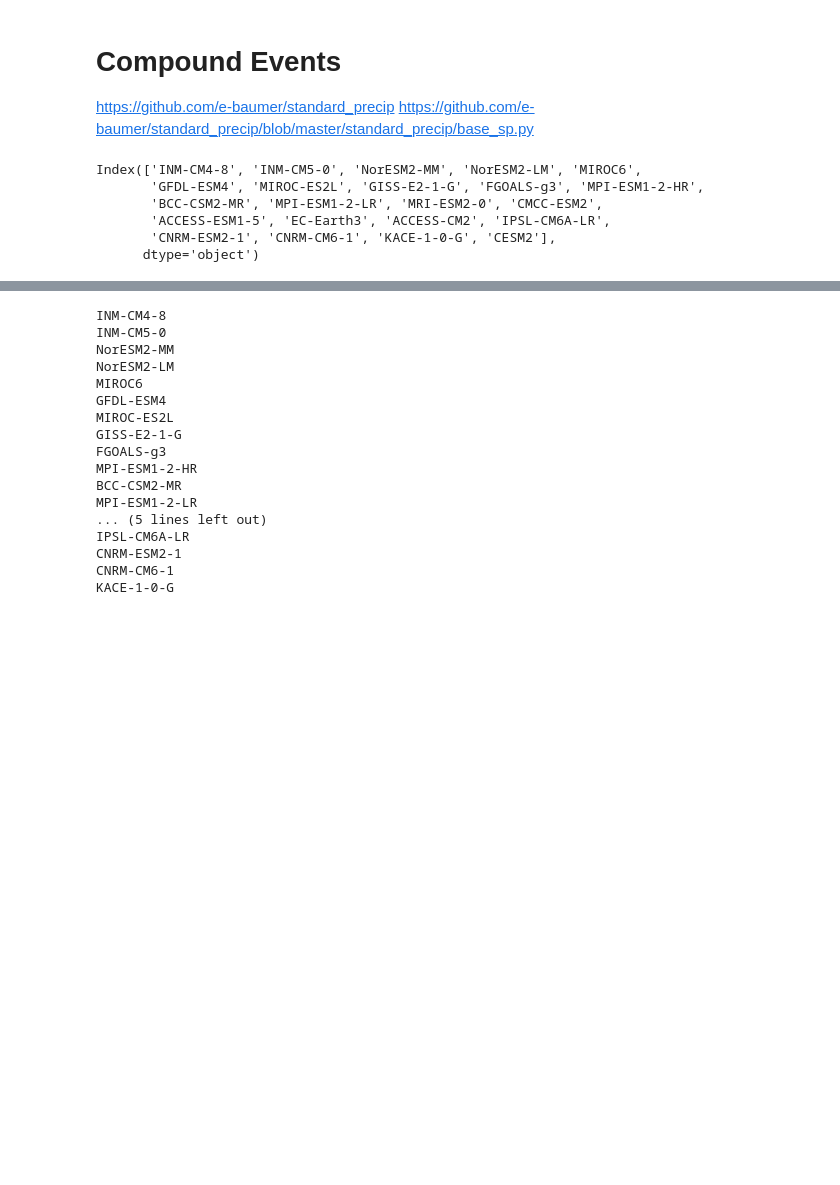
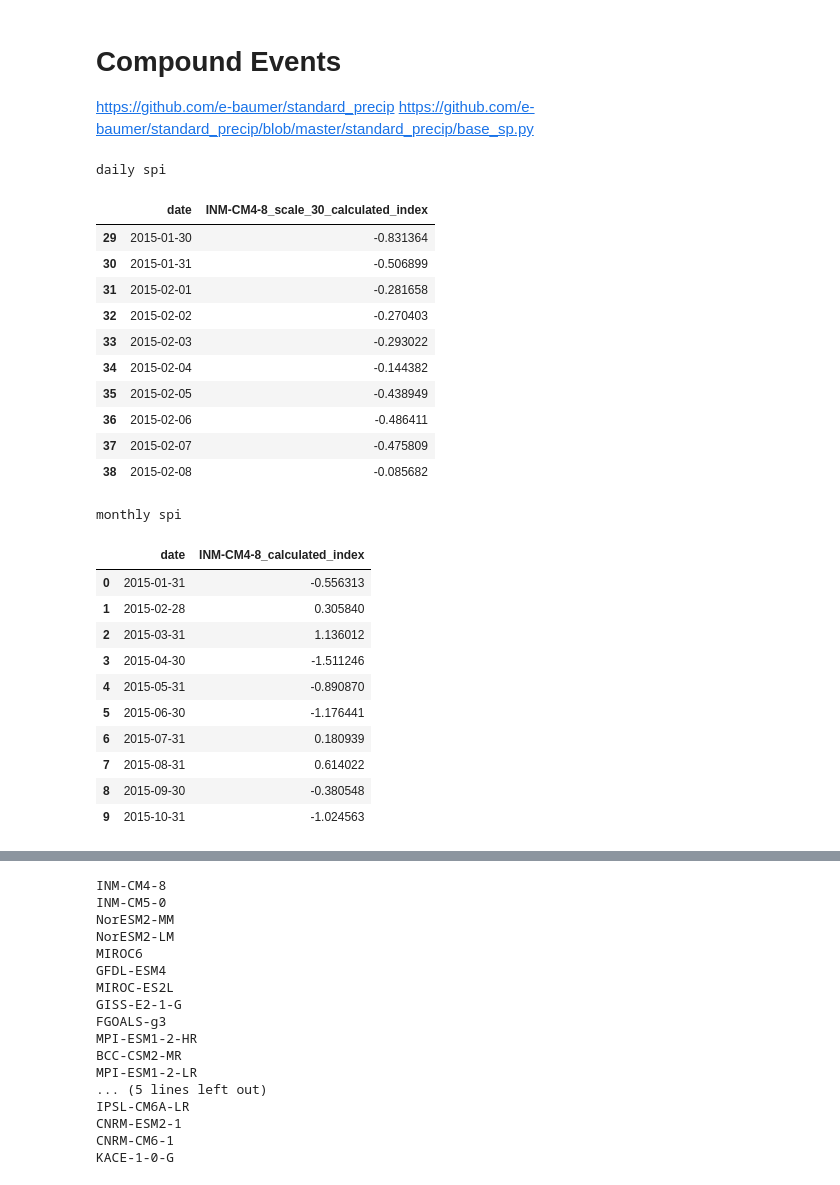
Before and after one commit to eugpoon/casi, a Jupyter notebook: v2/compound.ipynb, the cells around one changed output, grey strips where cells are left out. Drawn from its saved outputs; the diff is of its cells as text; code cells hidden in the pictures; blank space fills up the shorter version.

```diff
--- a/v2/compound.ipynb
+++ b/v2/compound.ipynb
@@ -13,19 +13,43 @@ ssp_dfs, hist, comp, results, pr, tm = main(center, event, months)
 # %%
 import pandas as pd
 import numpy as np
 from standard_precip.spi import SPI
 
+daily = pd.read_csv('../compound/LARC_pr_ssp126_daily.csv').rename(columns={'Unnamed: 0': 'date'})
+monthly = pd.read_csv('../compound/LARC_pr_ssp126_monthly_avg.csv').rename(columns={'Unnamed: 0': 'date'})
 
-df = pd.read_csv('../compound/LARC_pr_ssp126_daily.csv').rename(columns={'Unnamed: 0': 'date'})
-df['date'] = pd.to_datetime(df['date'])
-# df = df.set_index('date')
-# df *= 86400
+col = 'INM-CM4-8'
+
+daily_ = SPI().calculate(daily, 'date', col, freq='D', scale=30,
+                       fit_type='lmom', dist_type='gam').dropna()
+monthly_ = SPI().calculate(monthly, 'date', col, freq='M', scale=1,
+                       fit_type='lmom', dist_type='gam')#.dropna()
+print('daily spi')
+display(daily_.head(10).iloc[:, [0,2]])
+print('\nmonthly spi')
+display(monthly_.head(10).iloc[:, [0,2]])
+# %% [output]
+daily spi
+|  | date | INM-CM4-8_scale_30_calculated_index |
+| 29 | 2015-01-30 | -0.831364 |
+| 30 | 2015-01-31 | -0.506899 |
+| 31 | 2015-02-01 | -0.281658 |
+| 32 | 2015-02-02 | -0.270403 |
+| 33 | 2015-02-03 | -0.293022 |
+| 34 | 2015-02-04 | -0.144382 |
+| 35 | 2015-02-05 | -0.438949 |
+| 36 | 2015-02-06 | -0.486411 |
+| 37 | 2015-02-07 | -0.475809 |
+| 38 | 2015-02-08 | -0.085682 |
+monthly spi
+|  | date | INM-CM4-8_calculated_index |
+| 0 | 2015-01-31 | -0.556313 |
+| 1 | 2015-02-28 | 0.305840 |
+| 2 | 2015-03-31 | 1.136012 |
+| 3 | 2015-04-30 | -1.511246 |
+| 4 | 2015-05-31 | -0.890870 |
+| 5 | 2015-06-30 | -1.176441 |
+| 6 | 2015-07-31 | 0.180939 |
+| 7 | 2015-08-31 | 0.614022 |
+| 8 | 2015-09-30 | -0.380548 |
+| 9 | 2015-10-31 | -1.024563 |
-# %%
-df.columns[1:]
-# %% [output]
-Index(['INM-CM4-8', 'INM-CM5-0', 'NorESM2-MM', 'NorESM2-LM', 'MIROC6',
-       'GFDL-ESM4', 'MIROC-ES2L', 'GISS-E2-1-G', 'FGOALS-g3', 'MPI-ESM1-2-HR',
-       'BCC-CSM2-MR', 'MPI-ESM1-2-LR', 'MRI-ESM2-0', 'CMCC-ESM2',
-       'ACCESS-ESM1-5', 'EC-Earth3', 'ACCESS-CM2', 'IPSL-CM6A-LR',
-       'CNRM-ESM2-1', 'CNRM-CM6-1', 'KACE-1-0-G', 'CESM2'],
-      dtype='object')
```
Also changed, not shown: parts of 3 cells of this notebook.
